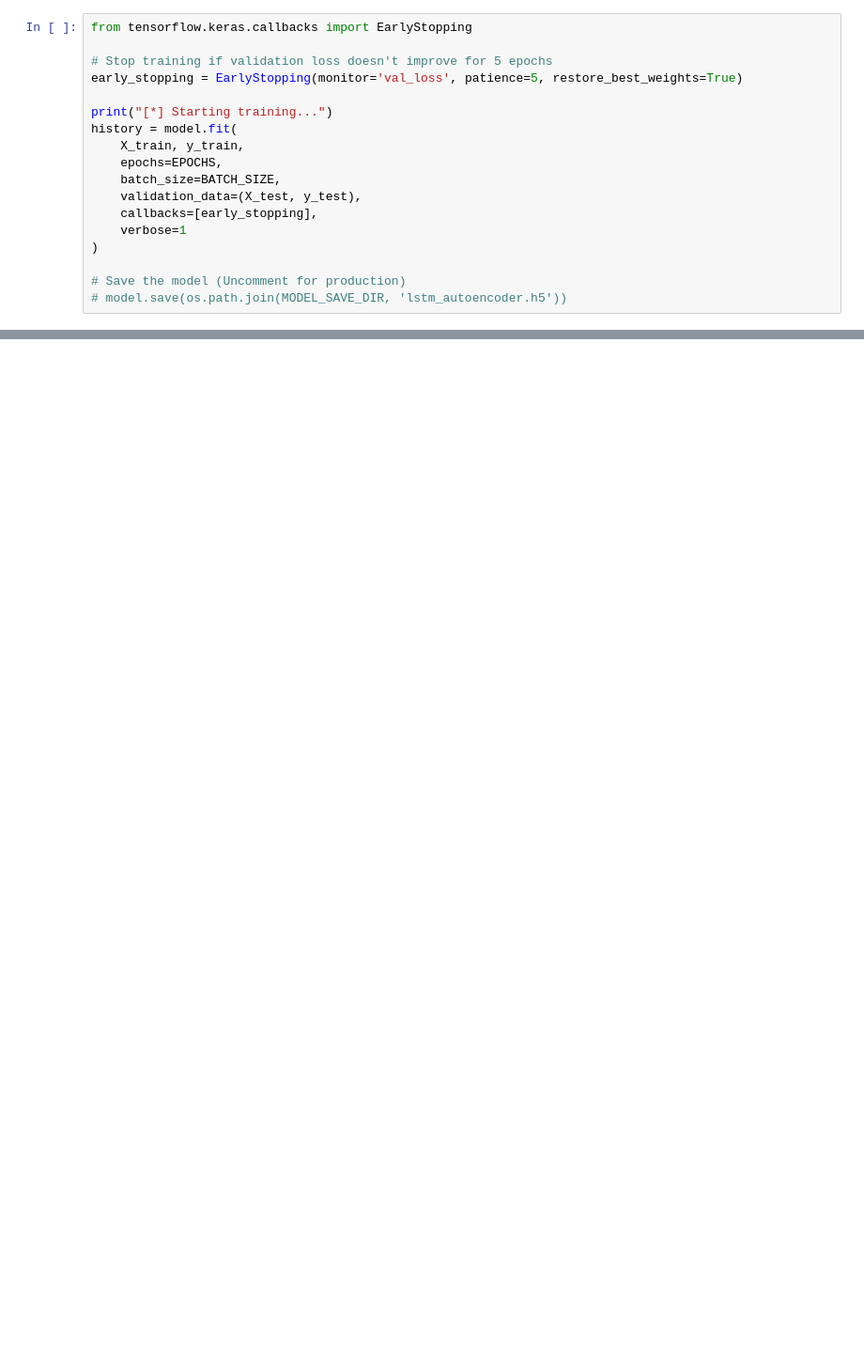
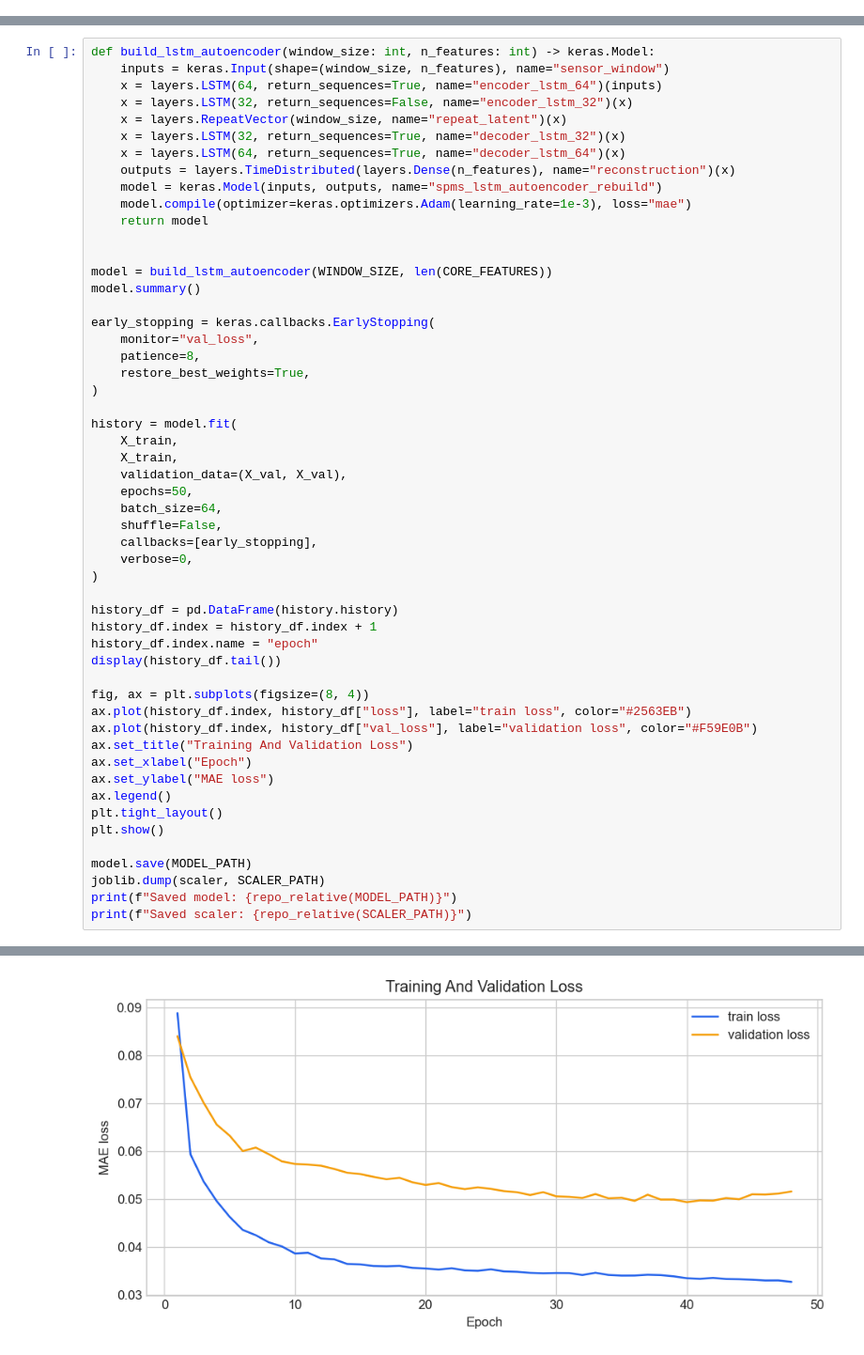
Before and after one commit to FilbertSM/SPMS, a Jupyter notebook: ml_pipeline/scripts/data_preprocessing_testing.ipynb, the cells around one changed output, grey strips where cells are left out. Shown at 94% size. Saved outputs shown, nothing was run; the diff lists cells and outputs as text; blank space fills up the shorter version.

```diff
--- a/ml_pipeline/scripts/data_preprocessing_testing.ipynb
+++ b/ml_pipeline/scripts/data_preprocessing_testing.ipynb
@@ -252,18 +0,0 @@ Training the Autoencoder. We use EarlyStopping to prevent overfitting.
-# %%
-from tensorflow.keras.callbacks import EarlyStopping
-
-# Stop training if validation loss doesn't improve for 5 epochs
-early_stopping = EarlyStopping(monitor='val_loss', patience=5, restore_best_weights=True)
-
-print("[*] Starting training...")
-history = model.fit(
-    X_train, y_train,
-    epochs=EPOCHS,
-    batch_size=BATCH_SIZE,
-    validation_data=(X_test, y_test),
-    callbacks=[early_stopping],
-    verbose=1
-)
-
-# Save the model (Uncomment for production)
-# model.save(os.path.join(MODEL_SAVE_DIR, 'lstm_autoencoder.h5'))
@@ -376,0 +643,54 @@ plt.show()
+# %%
+def build_lstm_autoencoder(window_size: int, n_features: int) -> keras.Model:
+    inputs = keras.Input(shape=(window_size, n_features), name="sensor_window")
+    x = layers.LSTM(64, return_sequences=True, name="encoder_lstm_64")(inputs)
+    x = layers.LSTM(32, return_sequences=False, name="encoder_lstm_32")(x)
+    x = layers.RepeatVector(window_size, name="repeat_latent")(x)
+    x = layers.LSTM(32, return_sequences=True, name="decoder_lstm_32")(x)
+    x = layers.LSTM(64, return_sequences=True, name="decoder_lstm_64")(x)
+    outputs = layers.TimeDistributed(layers.Dense(n_features), name="reconstruction")(x)
+    model = keras.Model(inputs, outputs, name="spms_lstm_autoencoder_rebuild")
+    model.compile(optimizer=keras.optimizers.Adam(learning_rate=1e-3), loss="mae")
+    return model
+
+
+model = build_lstm_autoencoder(WINDOW_SIZE, len(CORE_FEATURES))
+model.summary()
+
+early_stopping = keras.callbacks.EarlyStopping(
+    monitor="val_loss",
+    patience=8,
+    restore_best_weights=True,
+)
+
+history = model.fit(
+    X_train,
+    X_train,
+    validation_data=(X_val, X_val),
+    epochs=50,
+    batch_size=64,
+    shuffle=False,
+    callbacks=[early_stopping],
+    verbose=0,
+)
+
+history_df = pd.DataFrame(history.history)
+history_df.index = history_df.index + 1
+history_df.index.name = "epoch"
+display(history_df.tail())
+
+fig, ax = plt.subplots(figsize=(8, 4))
+ax.plot(history_df.index, history_df["loss"], label="train loss", color="#2563EB")
+ax.plot(history_df.index, history_df["val_loss"], label="validation loss", color="#F59E0B")
+ax.set_title("Training And Validation Loss")
+ax.set_xlabel("Epoch")
+ax.set_ylabel("MAE loss")
+ax.legend()
+plt.tight_layout()
+plt.show()
+
+model.save(MODEL_PATH)
+joblib.dump(scaler, SCALER_PATH)
+print(f"Saved model: {repo_relative(MODEL_PATH)}")
+print(f"Saved scaler: {repo_relative(SCALER_PATH)}")
+# %% [output]
@@ -376,0 +721 @@ plt.show()
+[figure, added]
```
Also changed, not shown: parts of 53 cells of this notebook, 34 other files.
